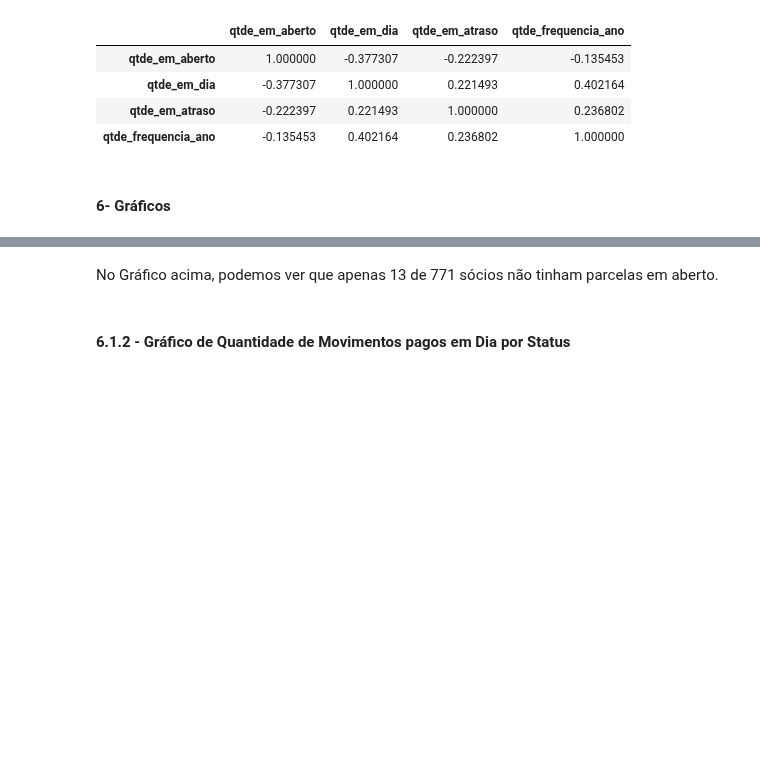
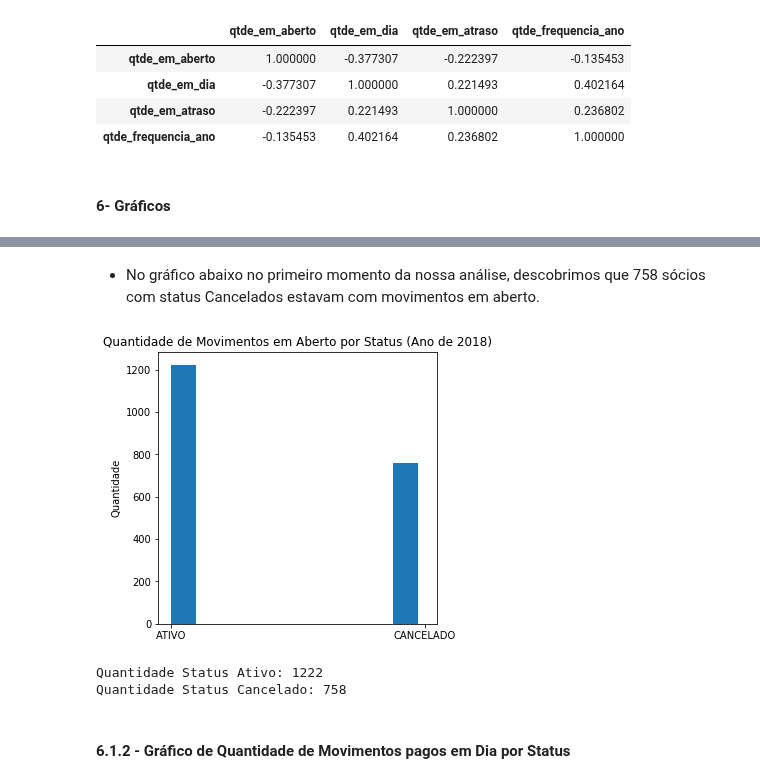
Before and after one commit to UesleiJf/projeto-preditivo, a Jupyter notebook: Projeto/Etapa-01/ANÁLISE ESTATÍSTICA DESCRITIVA.ipynb, the cells around one changed output, grey strips where cells are left out. Drawn from its saved outputs; the diff is of its cells as text; code cells hidden in the pictures; blank space fills up the shorter version.

Commit message:
- Deleting the Pie Chart qtde_aberto by Status and added Histogram qtde_aberto by Status.

```diff
--- a/Projeto/Etapa-01/ANÁLISE ESTATÍSTICA DESCRITIVA.ipynb
+++ b/Projeto/Etapa-01/ANÁLISE ESTATÍSTICA DESCRITIVA.ipynb
@@ -306,5 +264,54 @@ Cancelados iguais a Zero: 13
-# %% [markdown]
-No Gráfico acima, podemos ver que apenas 13 de 771 sócios não tinham parcelas em aberto.
+# %% [markdown]
+- No gráfico abaixo no primeiro momento da nossa análise, descobrimos que 758 sócios com status Cancelados estavam com movimentos em aberto.
+# %%
+# Filtrando dados pela coluna Status - Ativo
+dataQtdeAbertoAtivo = (df['status'] == 'ATIVO')
+dataQtdeAbertoAtivo = df[dataQtdeAbertoAtivo]
+
+# Filtrando dados pela coluna Status - Cancelado
+dataQtdeAbertoCancelado = (df['status'] == 'CANCELADO')
+dataQtdeAbertoCancelado = df[dataQtdeAbertoCancelado]
+
+# Criando um novo DataFrame com a primeira coluna "ativo"
+dfQtdeAbertoAtivo = pd.DataFrame()
+dfQtdeAbertoAtivo['ativo'] = dataQtdeAbertoAtivo['status']
+
+# Criando um novo DataFrame com a segunda coluna "cancelado"
+dfQtdeAbertoCancelado = pd.DataFrame()
+dfQtdeAbertoCancelado['cancelado'] = dataQtdeAbertoCancelado['status']
+
+# Criando uma lista para usar no preenchimento do Histograma
+listaStatus = []
+# Buscando apenas os status Ativos com quantidade em aberto maior que zero
+statusAtivo = dfQtdeAbertoAtivo[(dataQtdeAbertoAtivo.qtde_em_aberto > 0)]
+# Buscando apenas os status Cancelado com quantidade em aberto maior que zero
+statusCancelado = dfQtdeAbertoCancelado[(dataQtdeAbertoCancelado.qtde_em_aberto > 0)]
+
+# Populando a lista com os status Ativos
+for index, row in statusAtivo.iterrows():
+    listaStatus.append(row['ativo'])
+
+# Populando a lista com os status Cancelados
+for index, row in statusCancelado.iterrows():
+    listaStatus.append(row['cancelado'])
+
+# tamanho do Gráfico (largura, altura)
+plt.figure(figsize=(5, 5))
+# criando o histograma (lista de valores, posicionamento das colunas, largura das colunas)
+plt.hist(listaStatus, bins=8, width=0.1)
+# Título do Histograma
+plt.title('Quantidade de Movimentos em Aberto por Status (Ano de 2018)')
+# Legenda do eixo Y
+plt.ylabel('Quantidade')
+# Mostrando o gráfico Histograma
+plt.show()
+
+print('Quantidade Status Ativo: %s' % len(statusAtivo))
+print('Quantidade Status Cancelado: %s' % len(statusCancelado))
+# %% [output]
+[figure, added]
+Quantidade Status Ativo: 1222
+Quantidade Status Cancelado: 758
 # %% [markdown]
 #### 6.1.2 - Gráfico de Quantidade de Movimentos pagos em Dia por Status
 # %%
```
Also changed, not shown: parts of 5 cells of this notebook.
